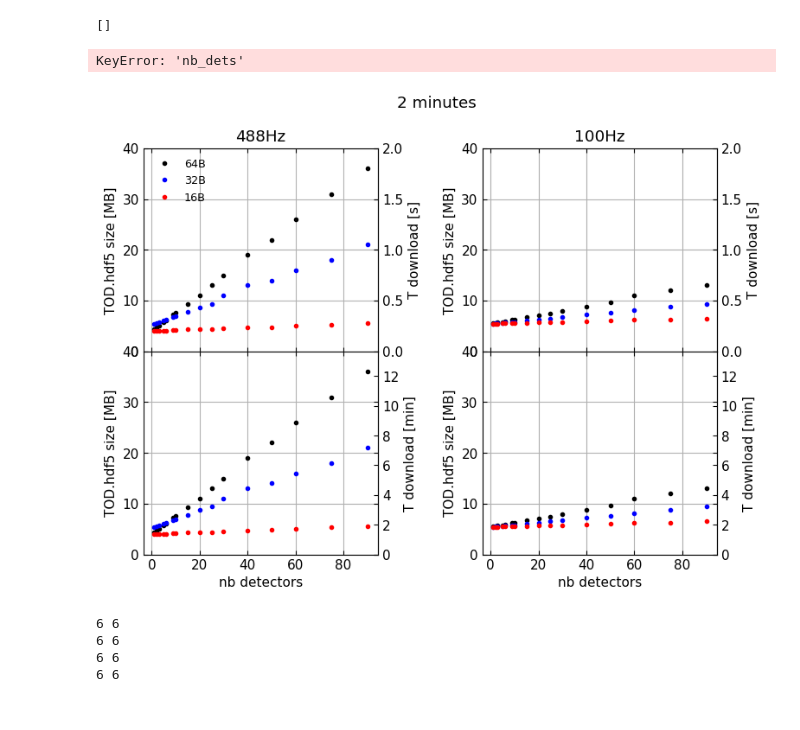
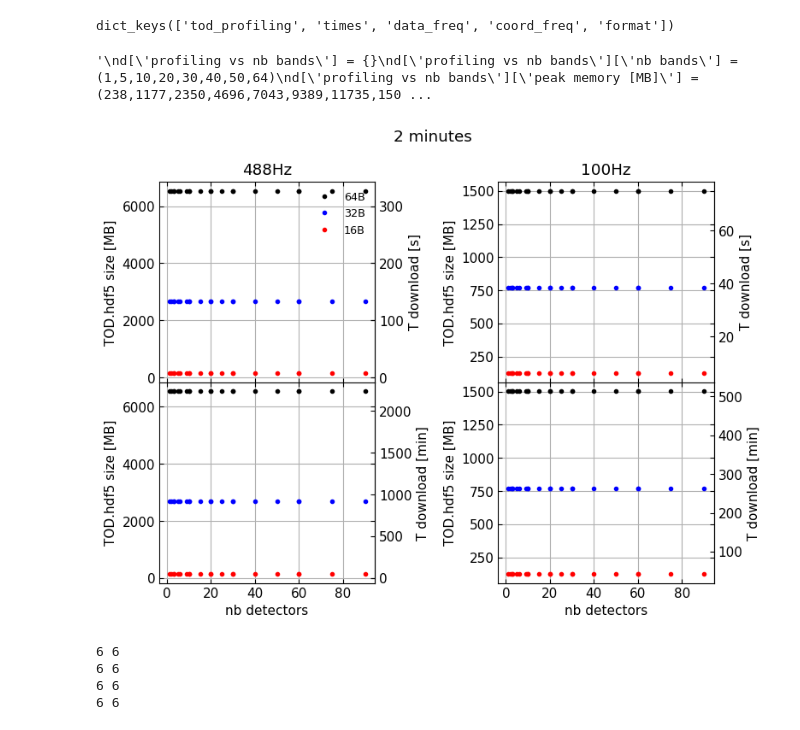
Before and after one commit to tim-balloon/TIM_analysis, a Jupyter notebook: namap/profiling.ipynb, the cells around one changed output. Cells and saved outputs as stored; diff of their text form; code cells hidden in the pictures.

```diff
--- a/namap/profiling.ipynb
+++ b/namap/profiling.ipynb
@@ -28,9 +28,9 @@ matplotlib.rcParams.update({'lines.dashed_pattern':[7,3]})
 dict1 =  pickle.load( open('/home/mvancuyck/Desktop/TODs_profiling/tod_profiling.p', 'rb'))
 dict2 =  pickle.load( open('/home/mvancuyck/Desktop/TODs_profiling/tod_profiling_vs_nb_dets.p', 'rb'))
 #dict1['tod_profiling'].shape
-dict2['nb dets']
+dict1.keys()
 # %% [output]
-[]
+dict_keys(['tod_profiling', 'times', 'data_freq', 'coord_freq', 'format'])
 # %%
 d = {}
 
@@ -38,27 +38,27 @@ d = {}
 #TODs
 d['488Hz_64bit'] = {}
 d['488Hz_64bit']['weights_mb'] = dict2['size'][:,0,0]
-d['488Hz_64bit']['num_detectors'] = dict2['nb_dets']
+d['488Hz_64bit']['num_detectors'] = dict2['nb dets']
 
 d['488Hz_32bit'] = {}
 d['488Hz_32bit']['weights_mb'] = dict2['size'][:,0,1]
-d['488Hz_32bit']['num_detectors'] = dict2['nb_dets']
+d['488Hz_32bit']['num_detectors'] = dict2['nb dets']
 
 d['488Hz_16bit'] = {}
 d['488Hz_16bit']['weights_mb'] = dict2['size'][:,0,2]
-d['488Hz_16bit']['num_detectors'] = dict2['nb_dets']
+d['488Hz_16bit']['num_detectors'] = dict2['nb dets']
 
 d['100Hz_64bit'] = {}
 d['100Hz_64bit']['weights_mb'] = dict2['size'][:,1,0]
-d['100Hz_64bit']['num_detectors'] = dict2['nb_dets']
+d['100Hz_64bit']['num_detectors'] = dict2['nb dets']
 
 d['100Hz_32bit'] = {}
 d['100Hz_32bit']['weights_mb'] = dict2['size'][:,1,1]
-d['100Hz_32bit']['num_detectors'] = dict2['nb_dets']
+d['100Hz_32bit']['num_detectors'] = dict2['nb dets']
 
 d['100Hz_16bit'] = {}
 d['100Hz_16bit']['weights_mb']  = dict2['size'][:,1,2]
-d['100Hz_16bit']['num_detectors']  = dict2['nb_dets']
+d['100Hz_16bit']['num_detectors']  = dict2['nb dets']
 
 #---------------------------------
 d['_100Hz_16bit'] = {}
@@ -74,7 +74,7 @@ d['_100Hz_16bit']['5.5min weights_mb'] = [0.730, 0.836, 0.547, 0.934, 1.100, 0.5
 d['_488Hz_16bit'] = {}
 d['_488Hz_16bit']['num_detectors'] = [10, 15, 1, 20, 25, 2, 30, 3, 40, 50, 5, 60, 6, 75, 90, 9]
 d['_488Hz_16bit']['0.5min weights_mb'] = [0.445, 0.492, 0.352, 0.555, 0.594, 0.355, 0.664, 0.367, 0.758, 0.883, 0.391, 0.965, 0.402, 1.200, 1.400, 0.442]
-d['_488Hz_16biFalset']['1min weights_mb'] = [0.633, 0.711, 0.508, 0.769, 0.852, 0.516, 0.914, 0.535, 0.996, 1.200, 0.559, 1.400, 0.563, 1.600, 1.800, 0.617]
+d['_488Hz_16bit']['1min weights_mb'] = [0.633, 0.711, 0.508, 0.769, 0.852, 0.516, 0.914, 0.535, 0.996, 1.200, 0.559, 1.400, 0.563, 1.600, 1.800, 0.617]
 d['_488Hz_16bit']['2.5min weights_mb'] = [1.200, 1.200, 0.949, 1.300, 1.400, 0.961, 1.500, 0.980, 1.700, 1.900, 1.074, 2.100, 1.074, 2.300, 2.500, 1.074]
 d['_488Hz_16bit']['3min weights_mb'] = [1.300, 1.400, 1.074, 1.600, 1.600, 1.172, 1.700, 1.172, 1.900, 2.100, 1.172, 2.300, 1.172, 2.600, 2.900, 1.300]
 d['_488Hz_16bit']['4min weights_mb'] = [1.600, 1.800, 1.464, 1.800, 1.855, 1.464, 2.051, 1.464, 2.246, 2.539, 1.464, 2.637, 1.562, 3.027, 3.223, 1.562]
@@ -109,31 +109,29 @@ d['profiling vs tod time']['T [min]'] = (1,2,3,4,5,6,7)
 d['profiling vs tod time']['peak memory [MB]'] = (50,97,145,192,238,285,332)
 '''
 # %% [output]
-KeyError: 'nb_dets'
+'\nd[\'profiling vs nb bands\'] = {}\nd[\'profiling vs nb bands\'][\'nb bands\'] = (1,5,10,20,30,40,50,64)\nd[\'profiling vs nb bands\'][\'peak memory [MB]\'] = (238,1177,2350,4696,7043,9389,11735,150 ...
 # %%
 fig, axs = plt.subplots(2,2,figsize=(8,6), sharex=True)
 
 for it, (t, l) in enumerate(zip((20,0.0488*60), ('s', 'min'))):
     for fi, f in enumerate(('488','100')):
         for b,c in zip(('64','32','16'), ('k', 'b','r')):
             axs[it,fi].plot(d[f'{f}Hz_{b}bit']['num_detectors'], d[f'{f}Hz_{b}bit']['weights_mb'], f'.{c}', label=f'{b}B')
         axs[0,0].legend()
         axs[1,fi].set_xlabel('nb detectors')
         axs[it,fi].set_ylabel('TOD.hdf5 size [MB]')
         axs[0,fi].set_title(f'{f}Hz')
 
-        axs[it,fi].set_ylim(0,40)
-
         def f_to_z(x,telemetry,): return x/telemetry
         f_single = partial(f_to_z, telemetry=t)  # example value
         secax = axs[it,fi].secondary_yaxis("right", functions=(f_single,f_single))
         secax.set_ylabel(f'T download [{l}]')
 
 fig.suptitle('2 minutes')
 fig.tight_layout()
 fig.subplots_adjust(hspace=0)
 # %% [output]
-[figure, old version]
+[figure, new version]
 # %%
 # Create 1x3 subplots
 fig, axs = plt.subplots(2, 3, figsize=(20, 10), )
```
